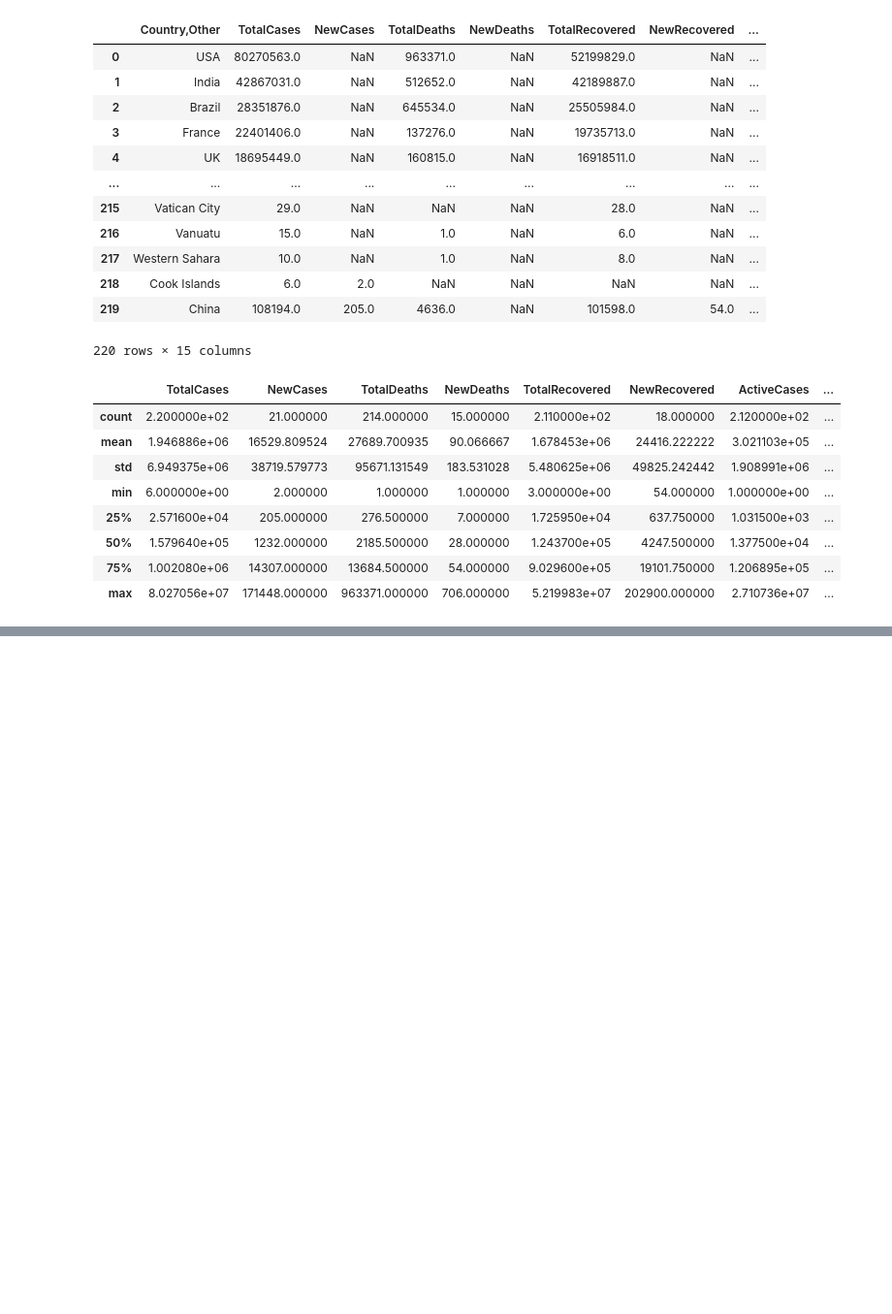
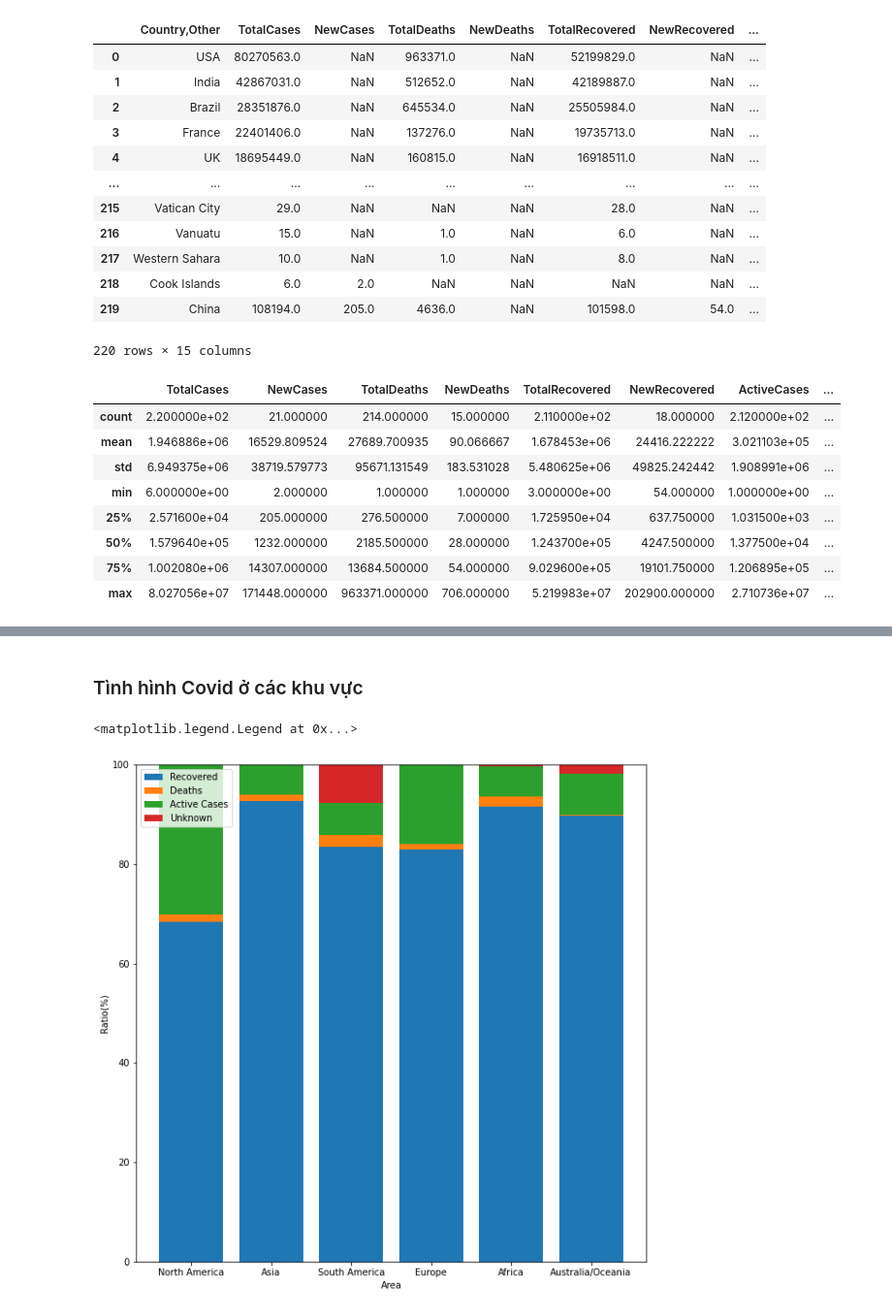
Before and after one commit to trinhhinh729/Lab1---DataVisualization, a Jupyter notebook: Analysis&Visualization.ipynb, the cells around one changed output, grey strips where cells are left out. Shown at 97% size. Saved outputs shown, nothing was run; the diff lists cells and outputs as text; code cells hidden in the pictures; blank space fills up the shorter version.

```diff
--- a/Analysis&Visualization.ipynb
+++ b/Analysis&Visualization.ipynb
@@ -33,0 +56,26 @@ df.describe()
+# %% [markdown]
+### Tình hình Covid ở các khu vực
+# %%
+plt.figure(figsize=(10,10))
+
+totalDeaths = np.array([df[df['Area'] == i]['TotalDeaths'].sum() for i in area])
+totalRecovered = np.array([df[df['Area'] == i]['TotalRecovered'].sum() for i in area])
+totalActiveCases = np.array([df[df['Area'] == i]['ActiveCases'].sum() for i in area])
+
+DeathsRatio = (totalDeaths/totalCases) * 100
+RecoveredRatio = (totalRecovered/totalCases) * 100
+ActiveCasesRatio = (totalActiveCases/totalCases) * 100
+Unknown = 100 - (DeathsRatio+RecoveredRatio+ActiveCasesRatio)
+
+plt.xlabel('Area')
+plt.ylabel('Ratio(%)')
+
+
+p1 = plt.bar(area,RecoveredRatio,label='Recovered')
+p2 = plt.bar(area,DeathsRatio, bottom = RecoveredRatio, label = 'Deaths')
+p3 = plt.bar(area,ActiveCasesRatio, bottom = RecoveredRatio+DeathsRatio, label = 'Active Cases')
+p3 = plt.bar(area,Unknown, bottom = RecoveredRatio+DeathsRatio+ActiveCasesRatio, label = 'Unknown')
+plt.legend()
+# %% [output]
+<matplotlib.legend.Legend at 0x...>
+[figure, added]
```
Also changed, not shown: parts of 7 cells of this notebook.
